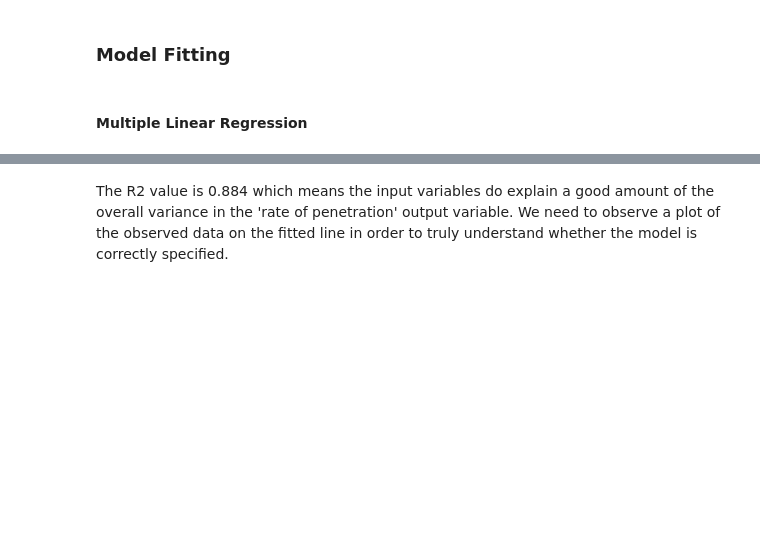
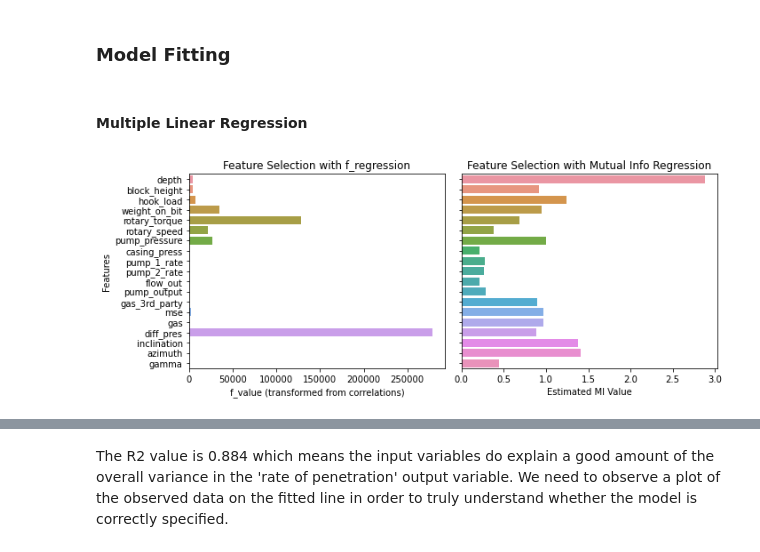
Before and after one commit to NavanPowers/COMP-4448_Final_Project, a Jupyter notebook: Powers_Joseph_4448_Final.ipynb, the cells around one changed output, grey strips where cells are left out. Cells and saved outputs as stored; diff of their text form; code cells hidden in the pictures; blank space fills up the shorter version.

```diff
--- a/Powers_Joseph_4448_Final.ipynb
+++ b/Powers_Joseph_4448_Final.ipynb
@@ -122,6 +127,35 @@ plt.show()
 ### Model Fitting
 # %% [markdown]
 #### Multiple Linear Regression
+# %%
+well_scaled = well_df.copy()
+X = well_scaled.drop(columns='ROP')
+y = well_scaled['ROP'].values
+
+fig, axs = plt.subplots(1, 2, sharey=True, figsize=(10, 4))
+
+feature_selectors = {
+    0: [f_regression, 'f_value (transformed from correlations)', 'Feature Selection with f_regression'],
+    1: [mutual_info_regression, 'Estimated MI Value', 'Feature Selection with Mutual Info Regression']
+}
+
+for f in range(2):
+    # Learn relationship from data
+    feature_sel = SelectKBest(score_func=feature_selectors[f][0], k='all').fit(X, y)
+
+    # Transform input data
+    X_fs = feature_sel.transform(X)
+
+    # Plot score for each feature
+    sns.barplot(x=feature_sel.scores_, y=list(X.columns), orient='h', ax=axs[f])
+    axs[f].set_xlabel(feature_selectors[f][1])
+    axs[f].set_title(feature_selectors[f][2])
+
+axs[0].set_ylabel('Features')
+plt.tight_layout()
+plt.show()
+# %% [output]
+[figure, added]
 # %%
 well_scaled = well_df.copy()
 X = well_scaled.drop(columns='ROP')
```
Also changed, not shown: parts of 7 cells of this notebook.
